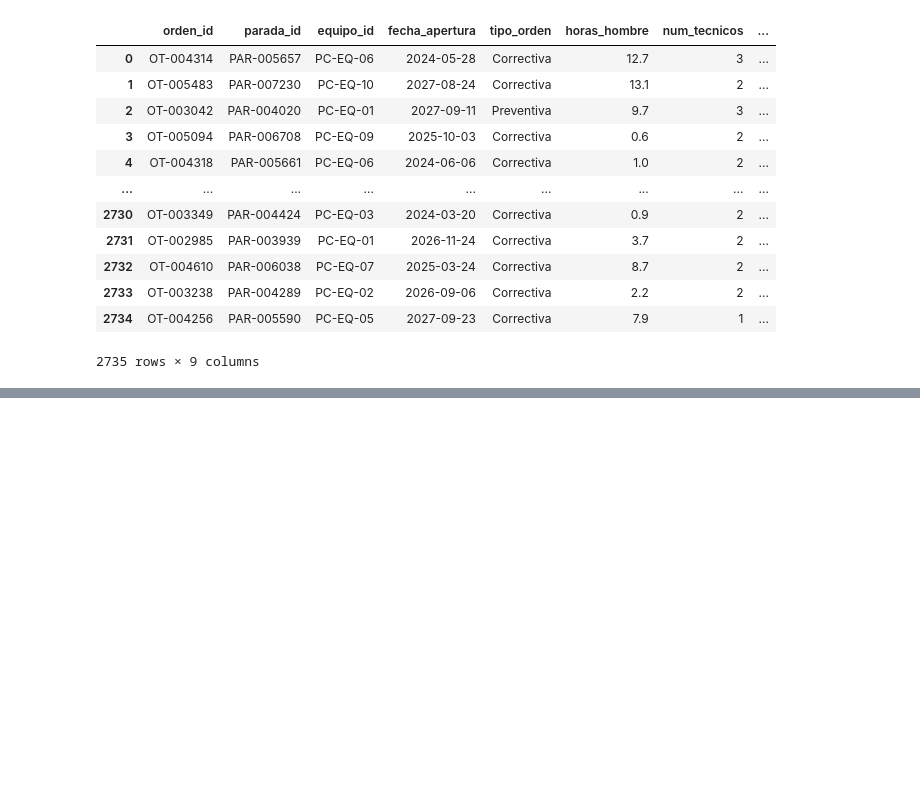
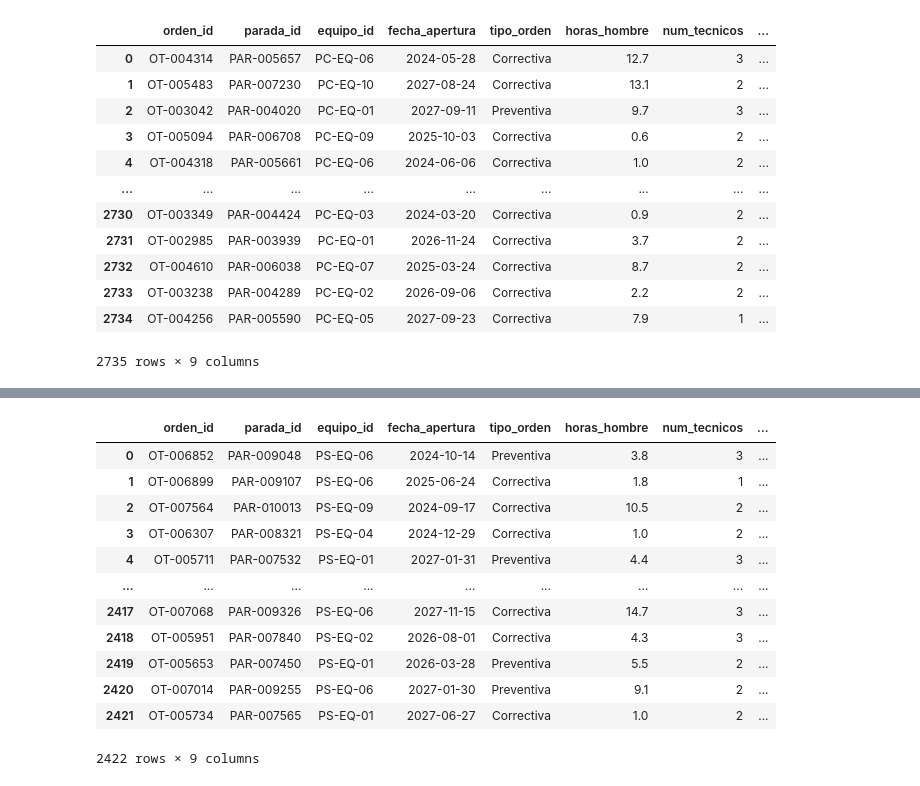
Before and after one commit to josue789a/Mineria-simulacion-v2, a Jupyter notebook: notebooks/Exploracion1.ipynb, the cells around one changed output, grey strips where cells are left out. Drawn from its saved outputs; the diff is of its cells as text; code cells hidden in the pictures; blank space fills up the shorter version.

Commit message:
1. fact_mantenimiento terminado

```diff
--- a/notebooks/Exploracion1.ipynb
+++ b/notebooks/Exploracion1.ipynb
@@ -67,0 +137,17 @@ Name: count, dtype: int64
+# %%
+fact_mtto_PS['repuesto_principal']=fact_mtto_PS['repuesto_principal'].fillna('indeterminado')
+fact_mtto_PS
+# %% [output]
+|  | orden_id | parada_id | equipo_id | fecha_apertura | tipo_orden | horas_hombre | num_tecnicos | ... |
+| 0 | OT-006852 | PAR-009048 | PS-EQ-06 | 2024-10-14 | Preventiva | 3.8 | 3 | ... |
+| 1 | OT-006899 | PAR-009107 | PS-EQ-06 | 2025-06-24 | Correctiva | 1.8 | 1 | ... |
+| 2 | OT-007564 | PAR-010013 | PS-EQ-09 | 2024-09-17 | Correctiva | 10.5 | 2 | ... |
+| 3 | OT-006307 | PAR-008321 | PS-EQ-04 | 2024-12-29 | Correctiva | 1.0 | 2 | ... |
+| 4 | OT-005711 | PAR-007532 | PS-EQ-01 | 2027-01-31 | Preventiva | 4.4 | 3 | ... |
+| ... | ... | ... | ... | ... | ... | ... | ... | ... |
+| 2417 | OT-007068 | PAR-009326 | PS-EQ-06 | 2027-11-15 | Correctiva | 14.7 | 3 | ... |
+| 2418 | OT-005951 | PAR-007840 | PS-EQ-02 | 2026-08-01 | Correctiva | 4.3 | 3 | ... |
+| 2419 | OT-005653 | PAR-007450 | PS-EQ-01 | 2026-03-28 | Preventiva | 5.5 | 2 | ... |
+| 2420 | OT-007014 | PAR-009255 | PS-EQ-06 | 2027-01-30 | Preventiva | 9.1 | 2 | ... |
+| 2421 | OT-005734 | PAR-007565 | PS-EQ-01 | 2027-06-27 | Correctiva | 1.0 | 2 | ... |
+2422 rows × 9 columns
```
Also changed, not shown: parts of 18 cells of this notebook.
